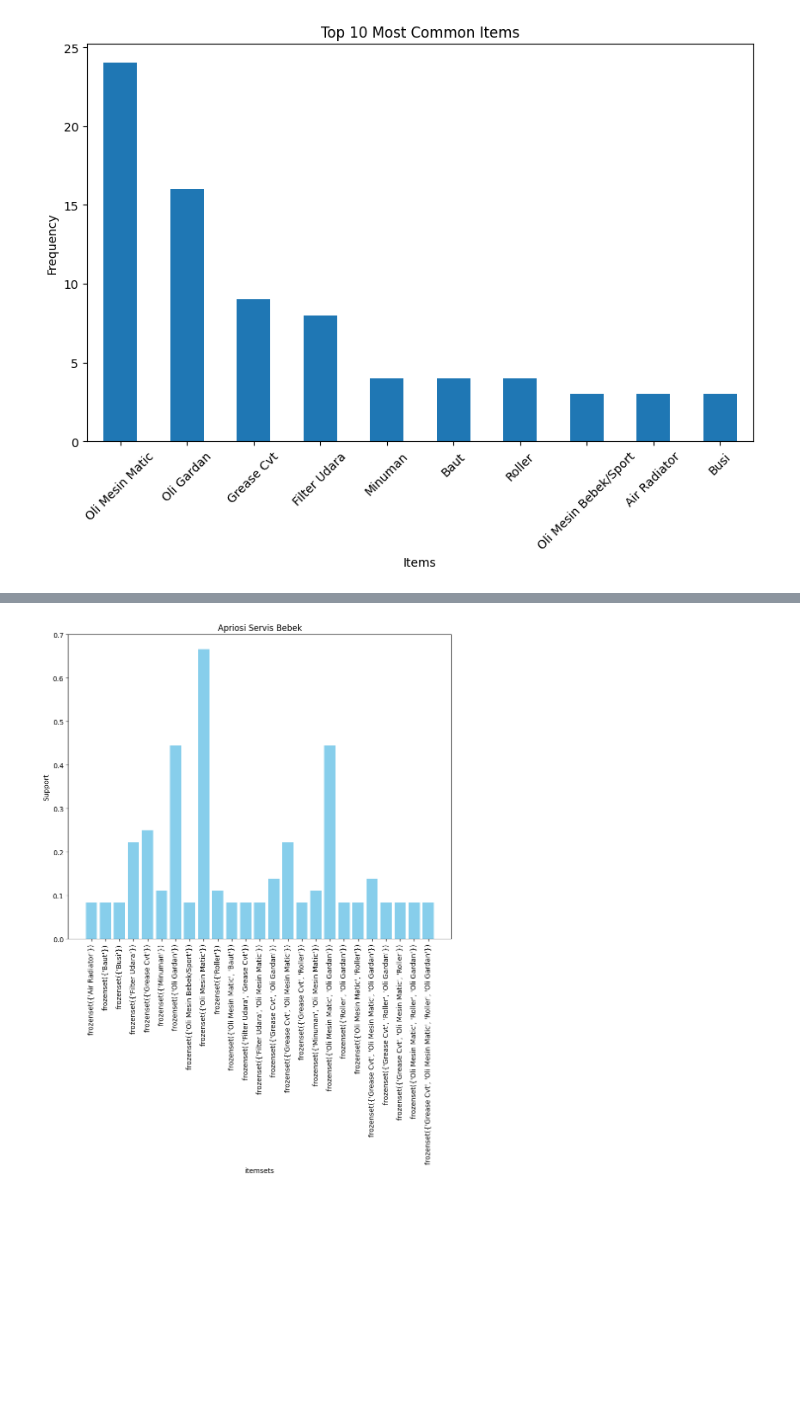
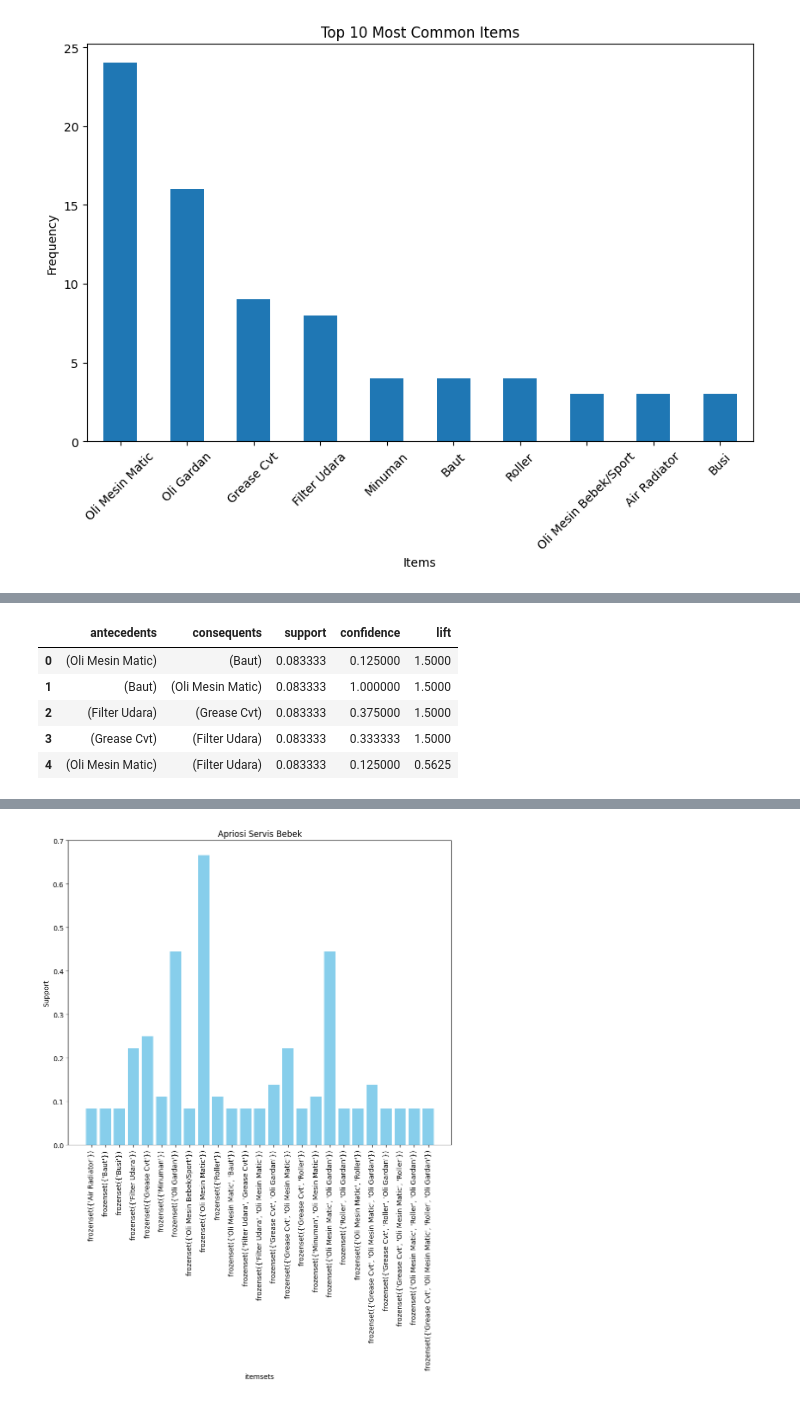
Before and after one commit to DhafinRA/Apriori, a Jupyter notebook: Apriori.ipynb, the cells around one changed output, grey strips where cells are left out. Saved outputs shown, nothing was run; the diff lists cells and outputs as text; code cells hidden in the pictures; blank space fills up the shorter version.

```diff
--- a/Apriori.ipynb
+++ b/Apriori.ipynb
@@ -165,0 +192,11 @@ print(frequent_itemsets)
+# %%
+#Filtering kolom penting
+ass_rules_col = ass_rules[['antecedents', 'consequents', 'support', 'confidence','lift' ]]
+ass_rules_col.head()
+# %% [output]
+|  | antecedents | consequents | support | confidence | lift |
+| 0 | (Oli Mesin Matic) | (Baut) | 0.083333 | 0.125000 | 1.5000 |
+| 1 | (Baut) | (Oli Mesin Matic) | 0.083333 | 1.000000 | 1.5000 |
+| 2 | (Filter Udara) | (Grease Cvt) | 0.083333 | 0.375000 | 1.5000 |
+| 3 | (Grease Cvt) | (Filter Udara) | 0.083333 | 0.333333 | 1.5000 |
+| 4 | (Oli Mesin Matic) | (Filter Udara) | 0.083333 | 0.125000 | 0.5625 |
```
Also changed, not shown: parts of 8 cells of this notebook, 2 other files.
